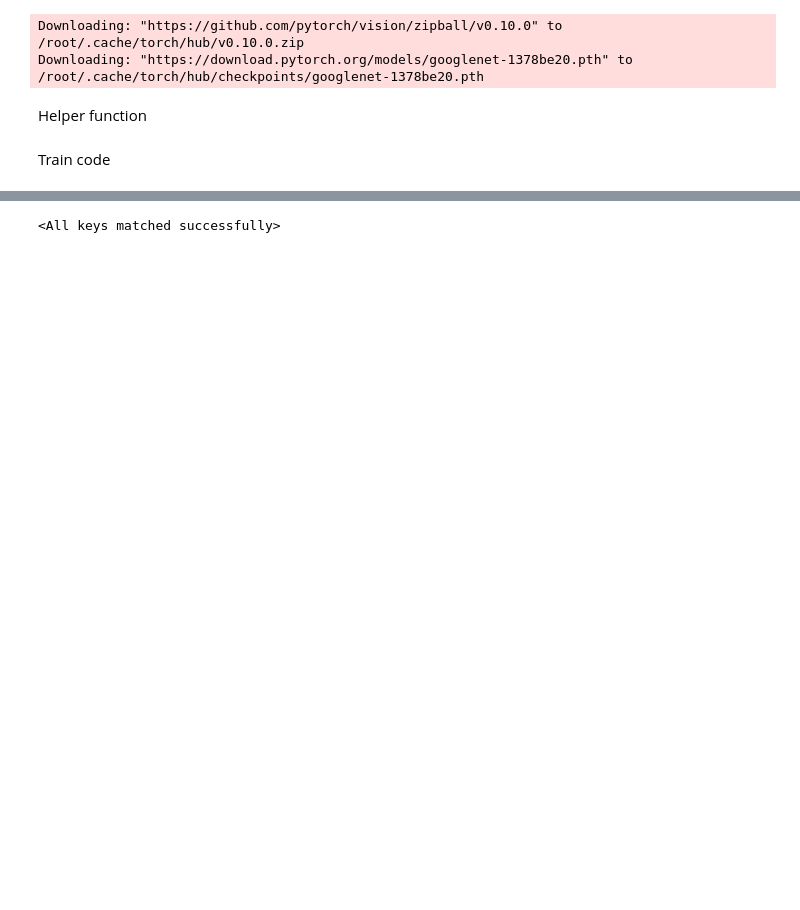
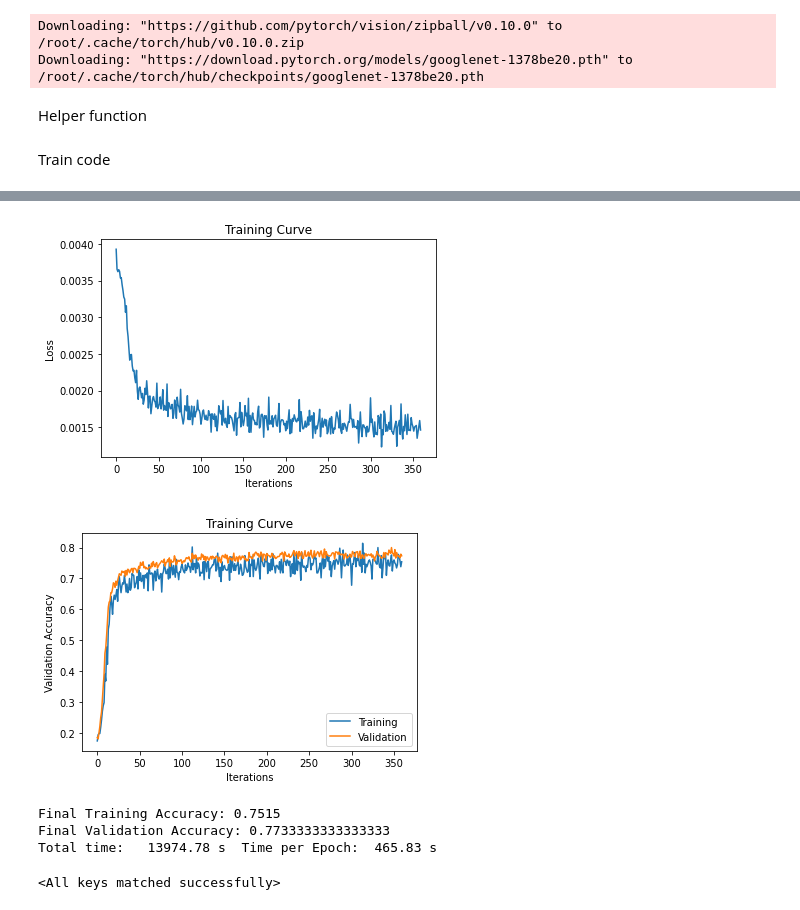
Before and after one commit to LLzcm/APS360-project, a Jupyter notebook: 360Project_with_dropout_memory_reduced.ipynb, the cells around one changed output, grey strips where cells are left out. Saved outputs shown, nothing was run; the diff lists cells and outputs as text; code cells hidden in the pictures; blank space fills up the shorter version.

Commit message:
Update 360Project_with_dropout_memory_reduced.ipynb
Add data augmentation

```diff
--- a/360Project_with_dropout_memory_reduced.ipynb
+++ b/360Project_with_dropout_memory_reduced.ipynb
@@ -20,15 +20,18 @@ Mounted at /content/gdrive
 path = "/content/gdrive/MyDrive/APS360/360Project/final_dataset"
 train_dir = os.path.join(path, 'train/')
 val_dir = os.path.join(path, 'val/')
-#test_dir = '/content/gdrive/MyDrive/APS360/360Project/maxres_thumbnails/test'
+test_dir = os.path.join(path, 'test/')
 classes =['Autos & Vehicles','Food & Drink','Pets & Animals','Science & Education','Sports']
+
+data_transform = transforms.Compose([transforms.RandomResizedCrop(224),transforms.RandAugment(),transforms.ToTensor()])
+train_set = datasets.ImageFolder(train_dir, transform=data_transform)
+
 data_transform = transforms.Compose([transforms.RandomResizedCrop(224),transforms.ToTensor()])
-train_set = datasets.ImageFolder(train_dir, transform=data_transform)
 validation_set = datasets.ImageFolder(val_dir, transform=data_transform)
-#test_set = datasets.ImageFolder(test_dir, transform=data_transform)
+test_set = datasets.ImageFolder(test_dir, transform=data_transform)
 #Make a quick and small dataset
-train_set,other_dataset = random_split(dataset=train_set,lengths=[3000,3000])
-validation_set,test_set = random_split(dataset=validation_set,lengths=[750,750]) #This is half of the dataset
+#train_set,other_dataset = random_split(dataset=train_set,lengths=[3000,3000])
+#validation_set,test_set = random_split(dataset=validation_set,lengths=[750,750]) #This is half of the dataset
 # %%
 #Take in data
 # Train : Validation : Test = 2:1:1
@@ -57,6 +61,6 @@ Num validation images:  750
 # %%
 # define dataloader parameters
-batch_size  = 192
+batch_size  = 500
 num_workers = 0
 train_loader = torch.utils.data.DataLoader(train_set, batch_size=batch_size,num_workers=num_workers, shuffle=True)
 val_loader = torch.utils.data.DataLoader(validation_set, batch_size=batch_size,num_workers=num_workers, shuffle=True)
@@ -271,7 +275,7 @@ def get_accuracy(model, train=False):
 # %% [markdown]
 Train code
 # %%
-def train(model, data, lr,batch_size=20, num_epochs=1,train_loader=train_loader):
+def train(model, data, lr,batch_size, num_epochs=1,train_loader=train_loader):
     #train_loader = torch.utils.data.DataLoader(data, batch_size=batch_size)
     # train_loader = torch.utils.data.DataLoader(train_data, batch_size=batch_size,
                                            #num_workers=num_workers, shuffle=True)
@@ -327,7 +331,8 @@ def train(model, data, lr,batch_size=20, num_epochs=1,train_loader=train_loader)
 
 
         print ("Epoch %d Finished. " % epoch ,"Time per Epoch: % 6.2f s "% ((time.time()-start_time) / (epoch +1)))
-
+        model_path = get_model_name("google_drop_out_full_last", batch_size=batch_size, learning_rate=lr, epoch=epoch)
+        torch.save(model.state_dict(), model_path)
 
     end_time= time.time()
     # plotting
@@ -385,4 +390,5 @@ else:
   print('CUDA is not available.  Training on CPU ...')
 
 #proper model
-train(model, [],lr=0.001, batch_size=batch_size, num_epochs=10, train_loader=train_loader)
+train(model, [],lr=0.001, batch_size=batch_size, num_epochs=30, train_loader=train_loader)
+# %% [output]
@@ -389 +412,6 @@ train(model, [],lr=0.001, batch_size=batch_size, num_epochs=10, train_loader=tra
+[figure, added]
+[figure, added]
+Final Training Accuracy: 0.7515
+Final Validation Accuracy: 0.7733333333333333
+Total time:   13974.78 s  Time per Epoch:  465.83 s
 # %%
```
Also changed, not shown: parts of 8 cells of this notebook.
